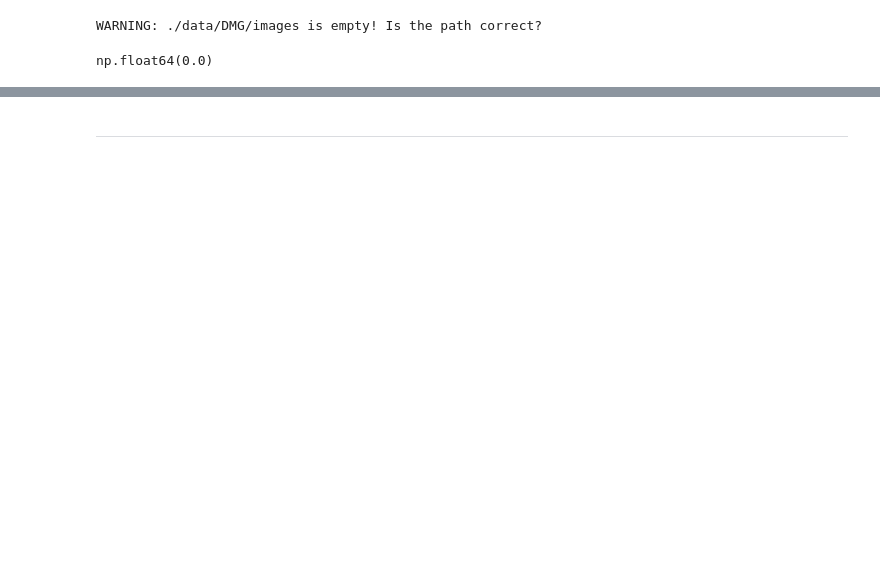
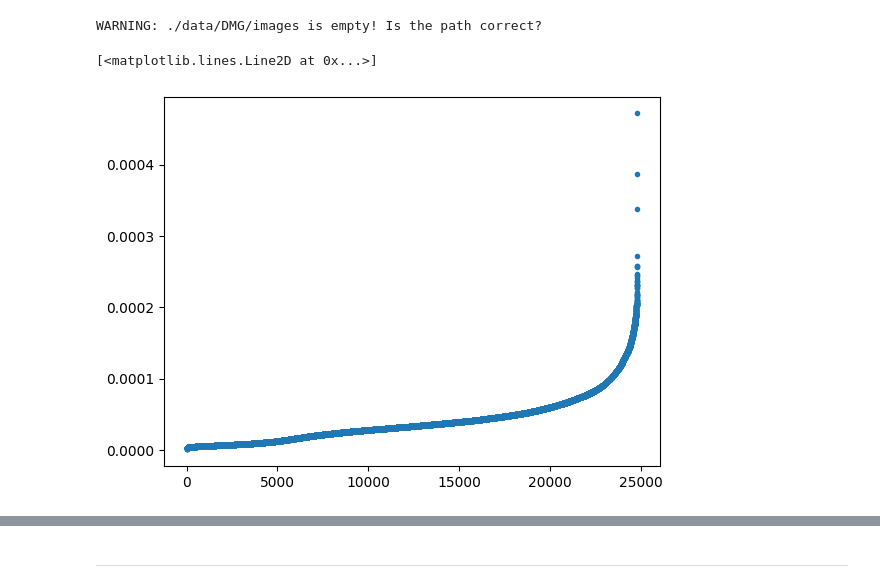
Before and after one commit to serendipity-searcher/web_backend, a Jupyter notebook: dev.ipynb, the cells around one changed output, grey strips where cells are left out. Cells and saved outputs as stored; diff of their text form; code cells hidden in the pictures; blank space fills up the shorter version.

```diff
--- a/dev.ipynb
+++ b/dev.ipynb
@@ -642,7 +576,23 @@ dmg, s, cs = init_DMG()
 # %% [output]
 WARNING: ./data/DMG/images is empty! Is the path correct?
+# %%
+# scores = scores.loc[coll.index.intersection(scores.index)]
+temp = 0.00001
+size = 100
+
+recs = dmg.sample(3)
+scores = s(recs, models)
+tempered_scores = np.exp((scores/temp))
+tempered_scores = tempered_scores/tempered_scores.sum()
+sample = dmg.sample(n=size, weights=tempered_scores)
 # %%
-models = [searcher.id for searcher in s.searchers]
-recs = dmg.iloc[1873:1981]
+order_index = scores.argsort()
+# order_index.loc[sample.index].hist()
+
+import matplotlib.pyplot as plt
+plt.plot(tempered_scores.sort_values().to_list(), ".")
+# %% [output]
+[<matplotlib.lines.Line2D at 0x...>]
+[figure, added]
 # %%
 res1 = s(recs, models[0:2])
@@ -651,9 +599,3 @@ res2 = s(recs, models[0:2])
-# %%
-eq = Equaliser(dmg)
-
-eq(recs).var()
-# %% [output]
-np.float64(0.0)
 # %%
 scores = pd.Series(rand.random(size=len(dmg)), index=dmg.index)
 
```
Also changed, not shown: parts of 55 cells of this notebook.
